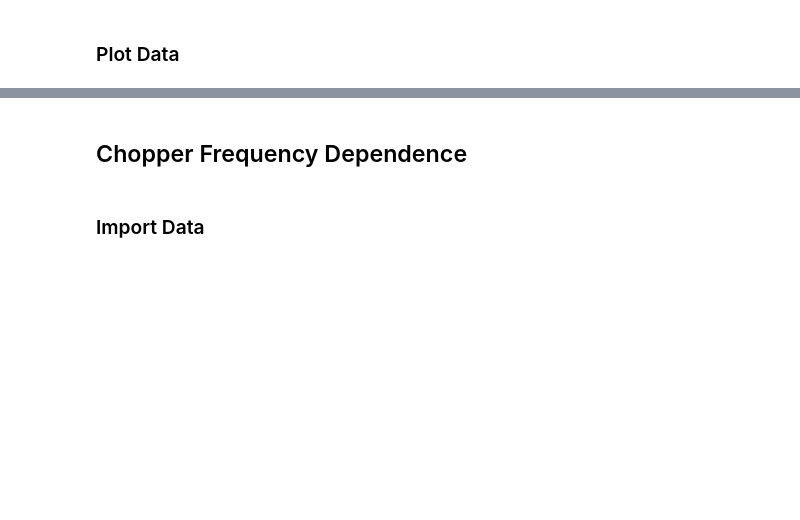
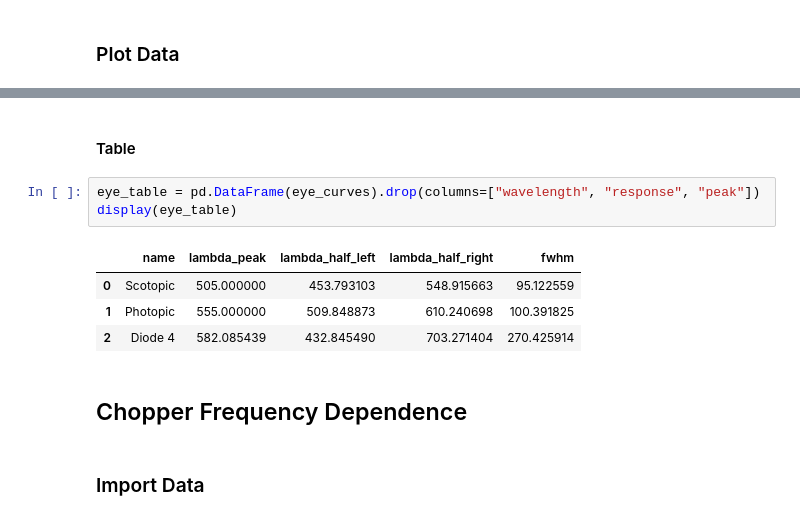
Before and after one commit to slegt/semiconductor_lab_1, a Jupyter notebook: b4/python/task1.ipynb, the cells around one changed output, grey strips where cells are left out. Saved outputs shown, nothing was run; the diff lists cells and outputs as text; blank space fills up the shorter version.

```diff
--- a/b4/python/task1.ipynb
+++ b/b4/python/task1.ipynb
@@ -627,3 +718,13 @@ with plt.rc_context(SINGLE_COLUMN):
+# %% [markdown]
+#### Table
+# %%
+eye_table = pd.DataFrame(eye_curves).drop(columns=["wavelength", "response", "peak"])
+display(eye_table)
+# %% [output]
+|  | name | lambda_peak | lambda_half_left | lambda_half_right | fwhm |
+| 0 | Scotopic | 505.000000 | 453.793103 | 548.915663 | 95.122559 |
+| 1 | Photopic | 555.000000 | 509.848873 | 610.240698 | 100.391825 |
+| 2 | Diode 4 | 582.085439 | 432.845490 | 703.271404 | 270.425914 |
 # %% [markdown]
 ## Chopper Frequency Dependence
 # %% [markdown]
```
Also changed, not shown: parts of 14 cells of this notebook, 5 other files.
